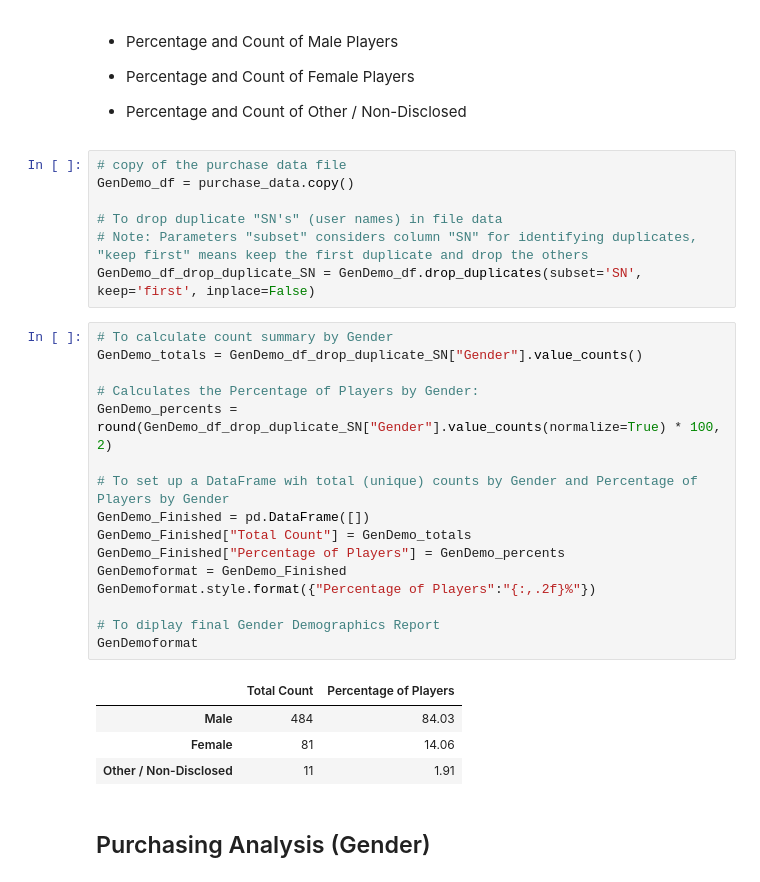
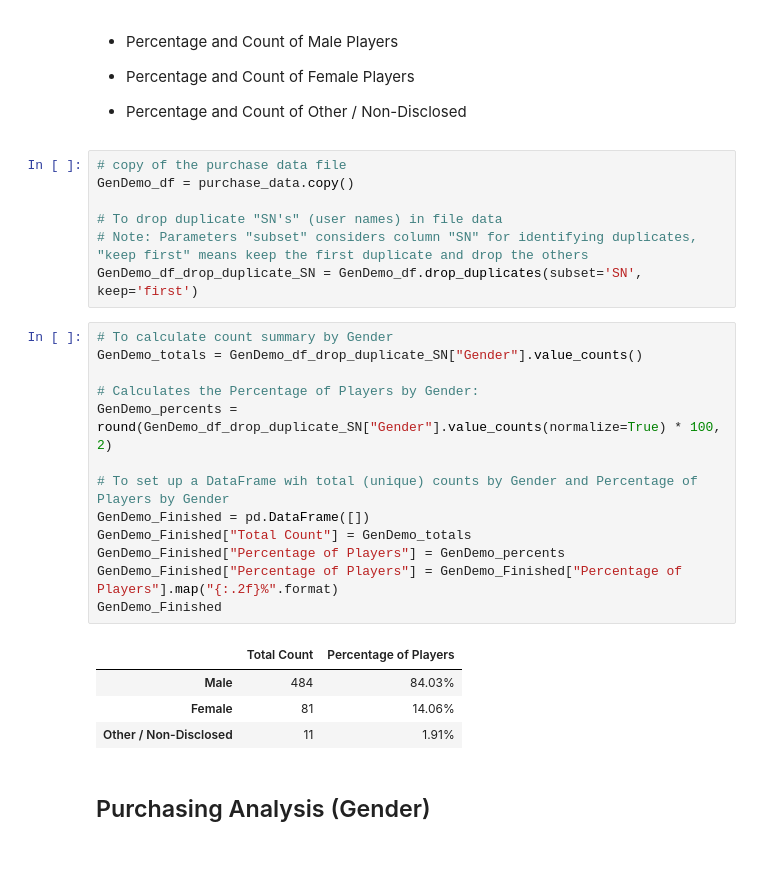
Before and after one commit to lcswsher/pandas_challenge, a Jupyter notebook: Homework_Pandas_Heros_of_Pymoli.ipynb, the cells around one changed output. Saved outputs shown, nothing was run; the diff lists cells and outputs as text.

```diff
--- a/Homework_Pandas_Heros_of_Pymoli.ipynb
+++ b/Homework_Pandas_Heros_of_Pymoli.ipynb
@@ -69,28 +69,25 @@ GenDemo_df = purchase_data.copy()
 
 # To drop duplicate "SN's" (user names) in file data
 # Note: Parameters "subset" considers column "SN" for identifying duplicates, "keep first" means keep the first duplicate and drop the others
-GenDemo_df_drop_duplicate_SN = GenDemo_df.drop_duplicates(subset='SN', keep='first', inplace=False)
+GenDemo_df_drop_duplicate_SN = GenDemo_df.drop_duplicates(subset='SN', keep='first')
 # %%
 # To calculate count summary by Gender
 GenDemo_totals = GenDemo_df_drop_duplicate_SN["Gender"].value_counts()
 
 # Calculates the Percentage of Players by Gender:
 GenDemo_percents = round(GenDemo_df_drop_duplicate_SN["Gender"].value_counts(normalize=True) * 100, 2)
 
 # To set up a DataFrame wih total (unique) counts by Gender and Percentage of Players by Gender
 GenDemo_Finished = pd.DataFrame([])
 GenDemo_Finished["Total Count"] = GenDemo_totals
 GenDemo_Finished["Percentage of Players"] = GenDemo_percents
-GenDemoformat = GenDemo_Finished
-GenDemoformat.style.format({"Percentage of Players":"{:,.2f}%"})
-
-# To diplay final Gender Demographics Report
-GenDemoformat
+GenDemo_Finished["Percentage of Players"] = GenDemo_Finished["Percentage of Players"].map("{:.2f}%".format)
+GenDemo_Finished
 # %% [output]
 |  | Total Count | Percentage of Players |
-| Male | 484 | 84.03 |
-| Female | 81 | 14.06 |
-| Other / Non-Disclosed | 11 | 1.91 |
+| Male | 484 | 84.03% |
+| Female | 81 | 14.06% |
+| Other / Non-Disclosed | 11 | 1.91% |
 # %% [markdown]
 
 ## Purchasing Analysis (Gender)
```
Also changed, not shown: parts of 1 cell of this notebook.
